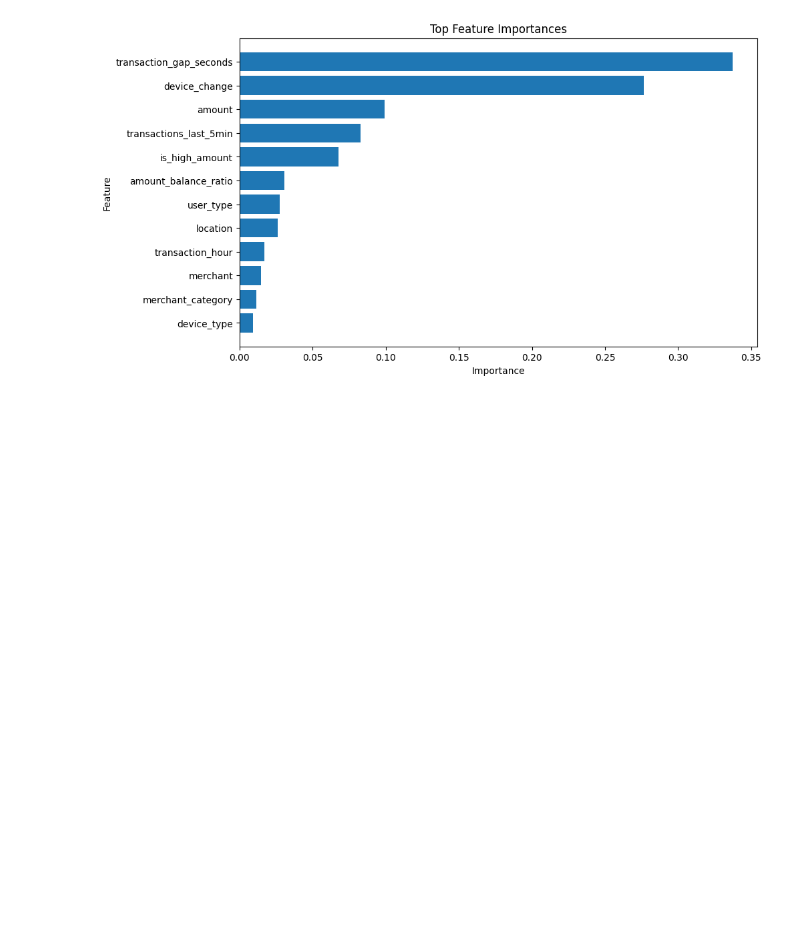
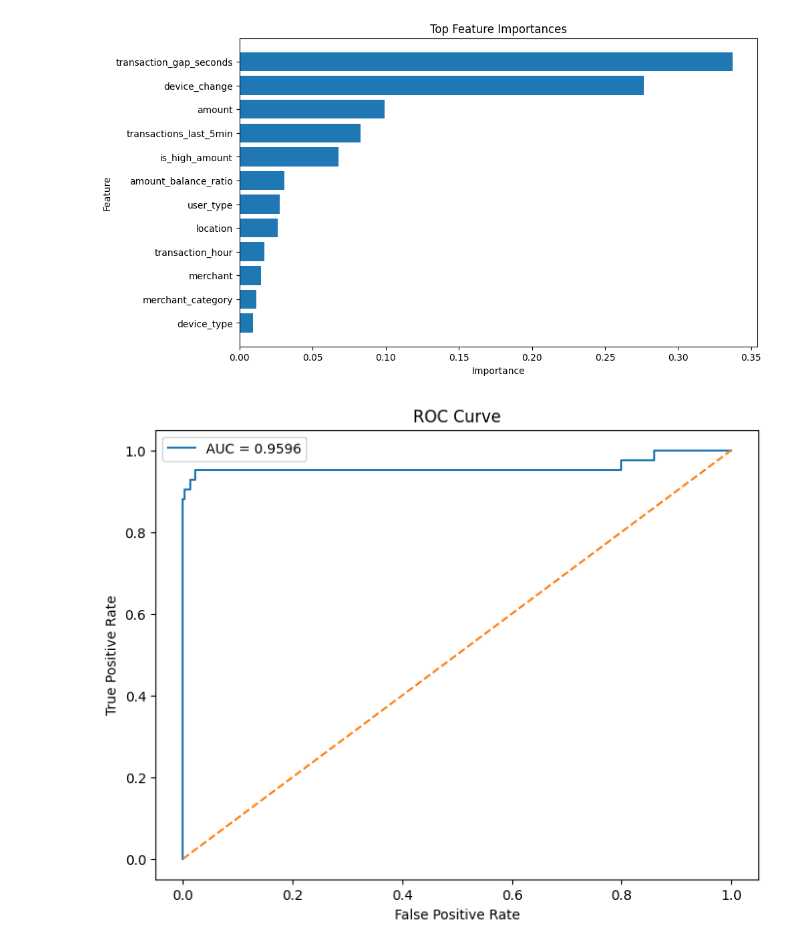
Before and after one commit to Anshmalde14/real-time-fraud-detection-system, a Jupyter notebook: notebooks/stream.model.ipynb, the cells around one changed output. Saved outputs shown, nothing was run; the diff lists cells and outputs as text; code cells hidden in the pictures; blank space fills up the shorter version.

Commit message:
additional metrics and fine tuning threshold probabilities

```diff
--- a/notebooks/stream.model.ipynb
+++ b/notebooks/stream.model.ipynb
@@ -5,7 +5,7 @@ from xgboost import XGBClassifier
 from sklearn.metrics import (classification_report,confusion_matrix)
 from sklearn.preprocessing import LabelEncoder
 # %%
-df = pd.read_csv("C:\Project1\streaming_transactions.csv")
+df = pd.read_csv("C:\Project1\csv\streaming_transactions.csv")
 df.head()
 # %% [output]
 |  | transaction_id | user_id | user_type | amount | merchant_category | merchant | location | device_type | ... |
@@ -284,0 +313,44 @@ plt.show()
+# %%
+fpr, tpr, thresholds = roc_curve(
+
+    y_test,
+
+    y_proba
+)
+
+roc_auc = auc(
+    fpr,
+    tpr
+)
+
+plt.figure(figsize=(8,6))
+
+plt.plot(
+    fpr,
+    tpr,
+    label=f"AUC = {roc_auc:.4f}"
+)
+
+plt.plot(
+    [0,1],
+    [0,1],
+    linestyle="--"
+)
+
+plt.xlabel(
+    "False Positive Rate"
+)
+
+plt.ylabel(
+    "True Positive Rate"
+)
+
+plt.title(
+    "ROC Curve"
+)
+
+plt.legend()
+
+plt.show()
+# %% [output]
+[figure, added]
```
Also changed, not shown: parts of 7 cells of this notebook, 2 other files.
